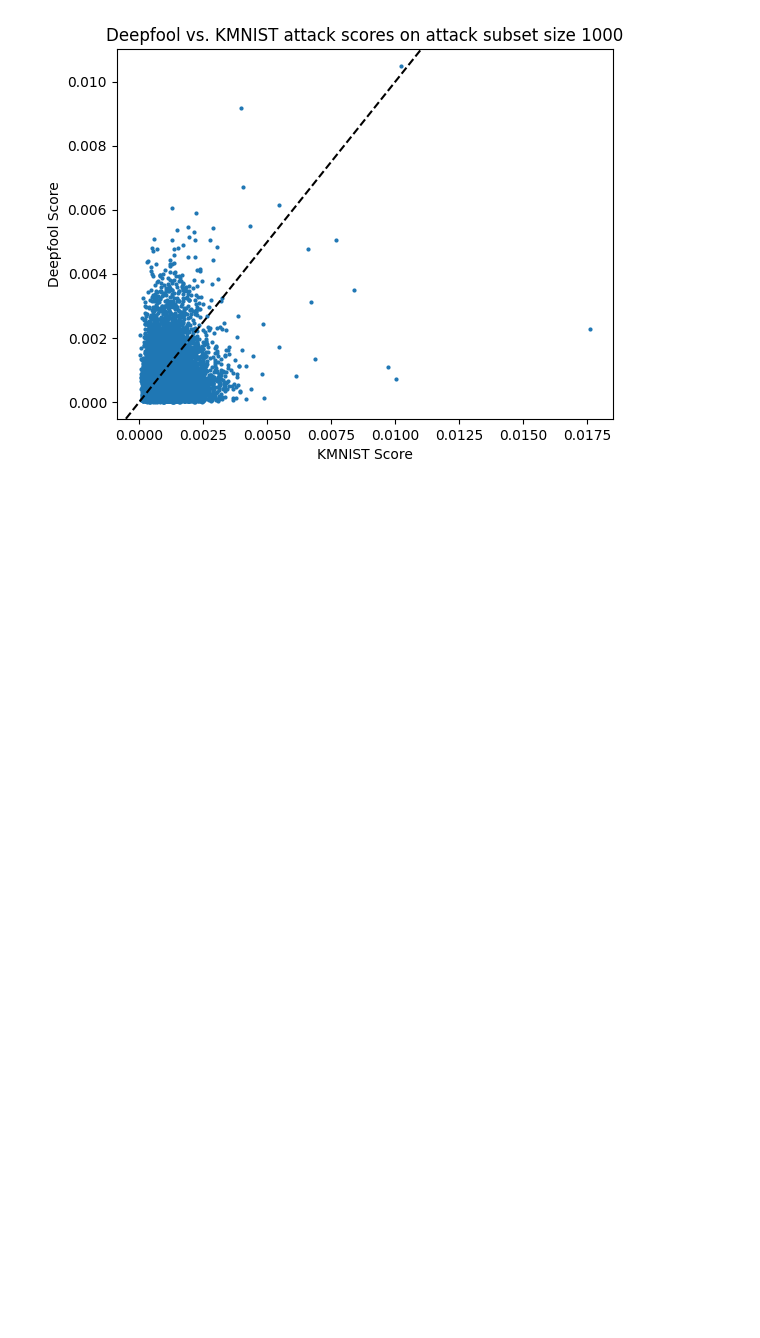
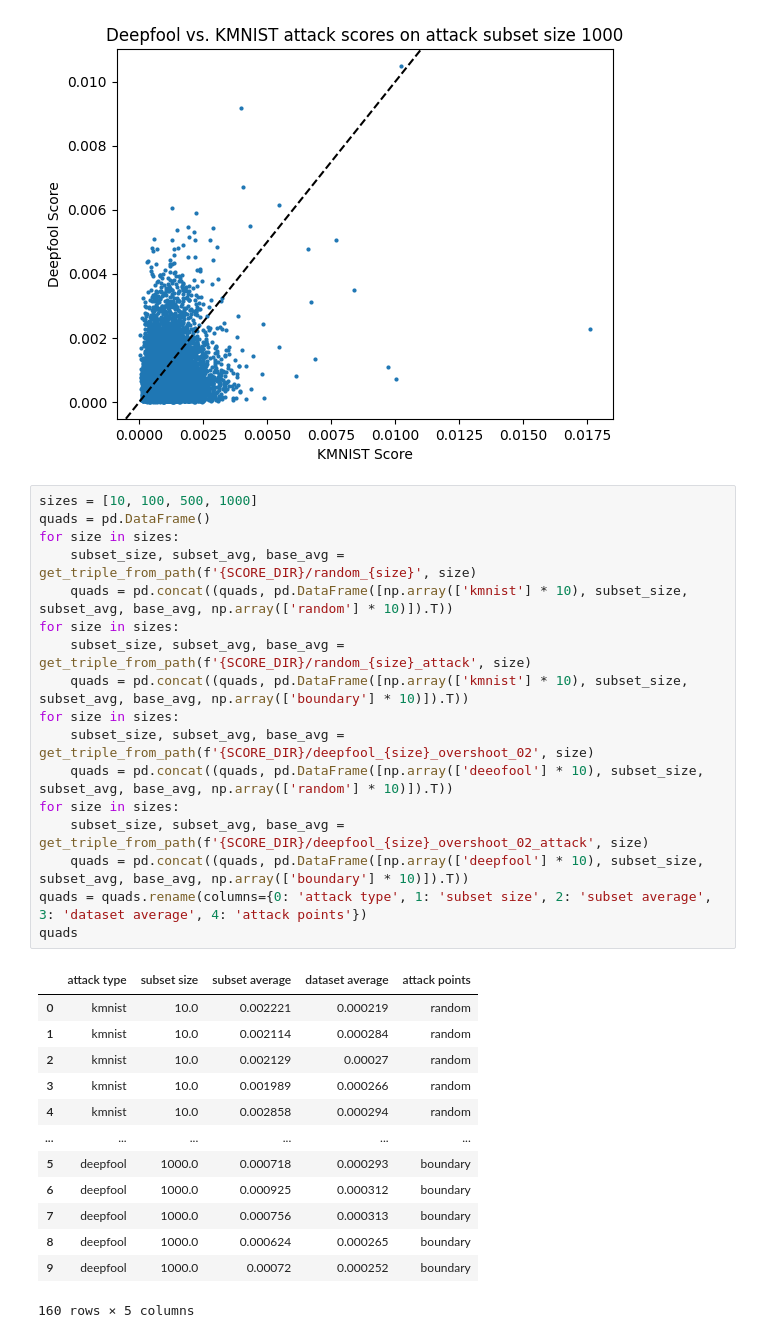
Before and after one commit to tuedo2/deepfool-memorization, a Jupyter notebook: attack_analysis.ipynb, the cells around one changed output. Saved outputs shown, nothing was run; the diff lists cells and outputs as text; blank space fills up the shorter version.

```diff
--- a/attack_analysis.ipynb
+++ b/attack_analysis.ipynb
@@ -161,3 +161,34 @@ ax.set_ylabel('Deepfool Score')
 plt.show()
 # %% [output]
 [figure]
+# %%
+sizes = [10, 100, 500, 1000]
+quads = pd.DataFrame()
+for size in sizes:
+    subset_size, subset_avg, base_avg = get_triple_from_path(f'{SCORE_DIR}/random_{size}', size)
+    quads = pd.concat((quads, pd.DataFrame([np.array(['kmnist'] * 10), subset_size, subset_avg, base_avg, np.array(['random'] * 10)]).T))
+for size in sizes:
+    subset_size, subset_avg, base_avg = get_triple_from_path(f'{SCORE_DIR}/random_{size}_attack', size)
+    quads = pd.concat((quads, pd.DataFrame([np.array(['kmnist'] * 10), subset_size, subset_avg, base_avg, np.array(['boundary'] * 10)]).T))
+for size in sizes:
+    subset_size, subset_avg, base_avg = get_triple_from_path(f'{SCORE_DIR}/deepfool_{size}_overshoot_02', size)
+    quads = pd.concat((quads, pd.DataFrame([np.array(['deeofool'] * 10), subset_size, subset_avg, base_avg, np.array(['random'] * 10)]).T))
+for size in sizes:
+    subset_size, subset_avg, base_avg = get_triple_from_path(f'{SCORE_DIR}/deepfool_{size}_overshoot_02_attack', size)
+    quads = pd.concat((quads, pd.DataFrame([np.array(['deepfool'] * 10), subset_size, subset_avg, base_avg, np.array(['boundary'] * 10)]).T))
+quads = quads.rename(columns={0: 'attack type', 1: 'subset size', 2: 'subset average', 3: 'dataset average', 4: 'attack points'})
+quads
+# %% [output]
+|  | attack type | subset size | subset average | dataset average | attack points |
+| 0 | kmnist | 10.0 | 0.002221 | 0.000219 | random |
+| 1 | kmnist | 10.0 | 0.002114 | 0.000284 | random |
+| 2 | kmnist | 10.0 | 0.002129 | 0.00027 | random |
+| 3 | kmnist | 10.0 | 0.001989 | 0.000266 | random |
+| 4 | kmnist | 10.0 | 0.002858 | 0.000294 | random |
+| ... | ... | ... | ... | ... | ... |
+| 5 | deepfool | 1000.0 | 0.000718 | 0.000293 | boundary |
+| 6 | deepfool | 1000.0 | 0.000925 | 0.000312 | boundary |
+| 7 | deepfool | 1000.0 | 0.000756 | 0.000313 | boundary |
+| 8 | deepfool | 1000.0 | 0.000624 | 0.000265 | boundary |
+| 9 | deepfool | 1000.0 | 0.00072 | 0.000252 | boundary |
+160 rows × 5 columns
```
Also changed, not shown: parts of 3 cells of this notebook.
